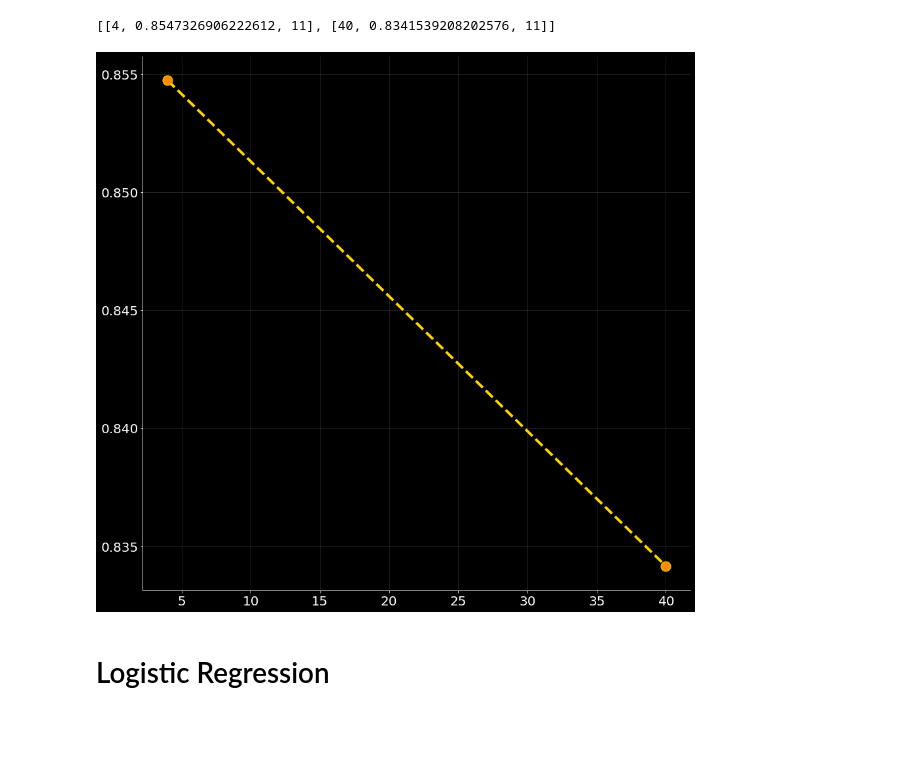
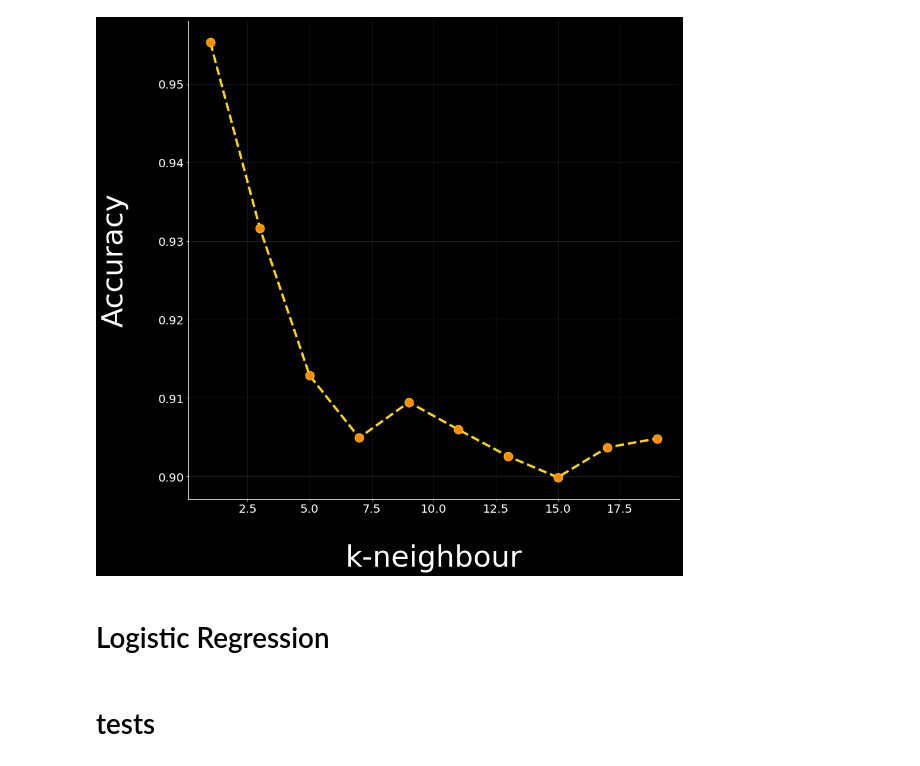
Before and after one commit to Requiem98/FDS-FinalProject, a Jupyter notebook: main.ipynb, the cells around one changed output. Saved outputs shown, nothing was run; the diff lists cells and outputs as text; code cells hidden in the pictures; blank space fills up the shorter version.

```diff
--- a/main.ipynb
+++ b/main.ipynb
@@ -10,7 +10,8 @@ def plot_color(values, size=(30,5), coef=1):
 
     return colormap
 # %%
-def plot_line(x, y):
+def plot_line(x, y, xlabel, ylabel):
+    plt.rcParams['axes.facecolor'] = 'k'
     fig, ax = plt.subplots(1,1,figsize=(15,15), facecolor="k")
 
     ax.plot(x, y, color="gold", linewidth=4, marker = "o", linestyle="--", markerfacecolor="darkorange", markersize=15)
@@ -24,38 +25,34 @@ def plot_line(x, y):
     plt.yticks(size = 20)
 
     ax.grid(color="lightgray", alpha = 0.2)
+
+    ax.set_xlabel(xlabel, color="w", size=50, labelpad=50)
+
+    ax.set_ylabel(ylabel, color="w", size=50, labelpad=50)
 # %%
 accuracies = []
 
-for k in tqdm([5, 25, 50]):
+for k in tqdm(range(1,20,2)):
 
-    f_scores = []
+    kfold = KFold(n_splits=10, random_state=123, shuffle=True)
 
-    for f in tqdm(range(3,17)):
+    model = KNeighborsClassifier(n_neighbors=k, n_jobs=-1)
 
-        kfold = KFold(n_splits=10, random_state=123, shuffle=True)
+    sfs_kn = SFS(estimator = model, k_features=(3,16), cv=kfold, n_jobs=-1)
 
-        model = KNeighborsClassifier(n_neighbors=k, n_jobs=-1)
+    sfs_kn.fit(X_res, y_res)
 
-        sfs_kn = sfs(estimator = model, n_features_to_select=f, cv=kfold, n_jobs=-1)
+    temp_X_res = sfs_kn.transform(X_res)
 
-        sfs_kn.fit(X_res, y_res)
+    scores = cross_val_score(model, temp_X_res, y_res, scoring='accuracy', cv=kfold, n_jobs=-1)
 
-        temp_X_res = sfs_kn.transform(X_res)
-
-        scores = cross_val_score(model, temp_X_res, y_res, scoring='accuracy', cv=kfold, n_jobs=-1)
-
-        f_scores.append((mean(scores), f))
-
-    accuracies.append([k, max(f_scores, key=lambda e: e[0])[0], max(f_scores, key=lambda e: e[0])[1]])
+    accuracies.append([k, np.mean(scores), temp_X_res.shape[1]])
 # %%
 accuracies
-# %% [output]
-[[4, 0.8547326906222612, 11], [40, 0.8341539208202576, 11]]
 # %%
-plot_line([el[0] for el in accuracies],[el[1] for el in accuracies])
+plot_line([el[0] for el in accuracies],[el[1] for el in accuracies], "k-neighbour", "Accuracy")
 # %% [output]
-[figure, old version]
+[figure, new version]
 # %% [markdown]
 # Logistic Regression
 # %%
@@ -94,0 +89,2 @@ for degree in tqdm(range(1,5)):
+# %% [markdown]
+# tests
```
Also changed, not shown: parts of 3 cells of this notebook, 13 other files.
